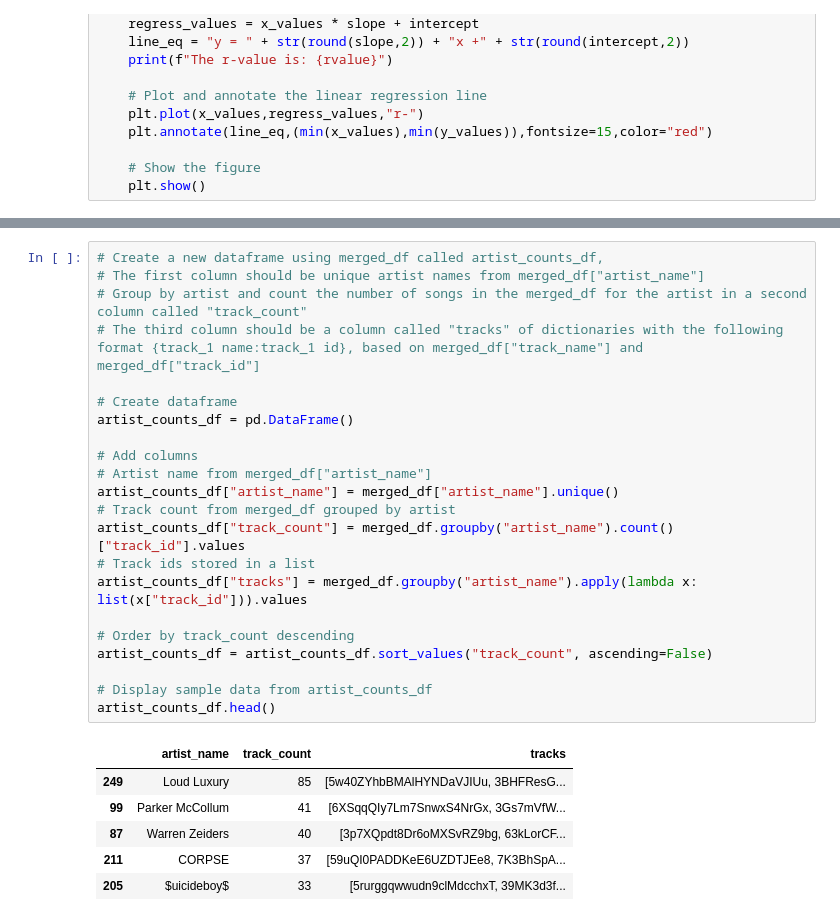
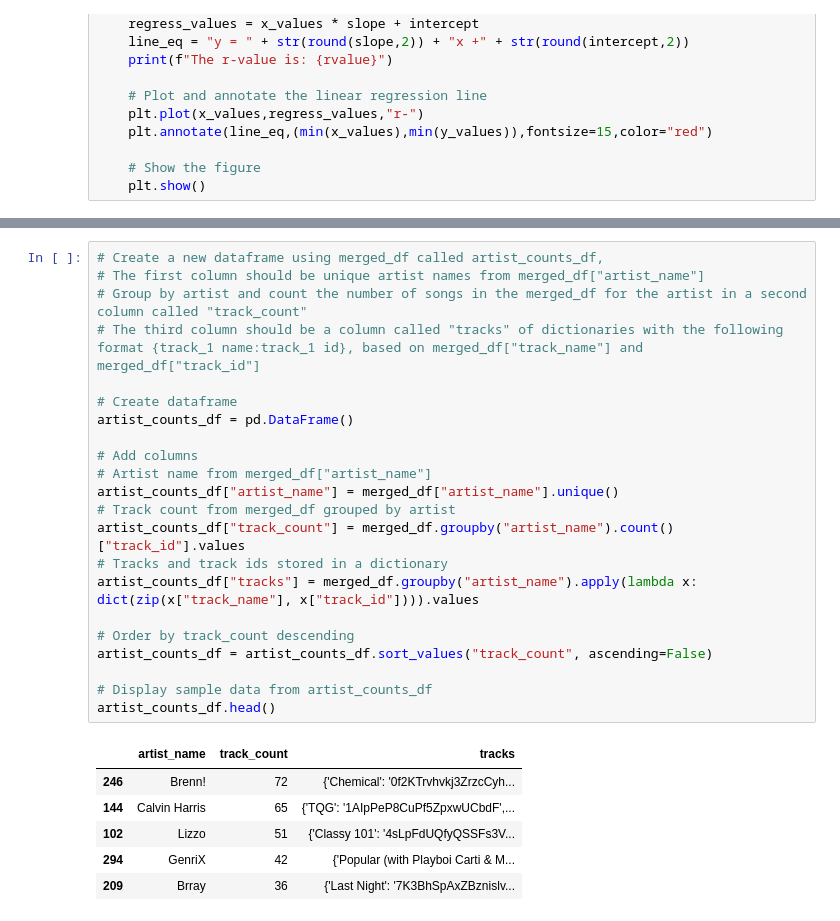
Before and after one commit to amdruggan/project_1, a Jupyter notebook: Resources/main.ipynb, the cells around one changed output, grey strips where cells are left out. Cells and saved outputs as stored; diff of their text form.

```diff
--- a/Resources/main.ipynb
+++ b/Resources/main.ipynb
@@ -146,32 +146,32 @@ The r-value is: 0.13043835790623903
 # %%
 # Create a new dataframe using merged_df called artist_counts_df,
 # The first column should be unique artist names from merged_df["artist_name"]
 # Group by artist and count the number of songs in the merged_df for the artist in a second column called "track_count"
 # The third column should be a column called "tracks" of dictionaries with the following format {track_1 name:track_1 id}, based on merged_df["track_name"] and merged_df["track_id"]
 
 # Create dataframe
 artist_counts_df = pd.DataFrame()
 
 # Add columns
 # Artist name from merged_df["artist_name"]
 artist_counts_df["artist_name"] = merged_df["artist_name"].unique()
 # Track count from merged_df grouped by artist
 artist_counts_df["track_count"] = merged_df.groupby("artist_name").count()["track_id"].values
-# Track ids stored in a list
-artist_counts_df["tracks"] = merged_df.groupby("artist_name").apply(lambda x: list(x["track_id"])).values
+# Tracks and track ids stored in a dictionary
+artist_counts_df["tracks"] = merged_df.groupby("artist_name").apply(lambda x: dict(zip(x["track_name"], x["track_id"]))).values
 
 # Order by track_count descending
 artist_counts_df = artist_counts_df.sort_values("track_count", ascending=False)
 
 # Display sample data from artist_counts_df
 artist_counts_df.head()
 # %% [output]
 |  | artist_name | track_count | tracks |
-| 249 | Loud Luxury | 85 | [5w40ZYhbBMAlHYNDaVJIUu, 3BHFResG... |
-| 99 | Parker McCollum | 41 | [6XSqqQIy7Lm7SnwxS4NrGx, 3Gs7mVfW... |
-| 87 | Warren Zeiders | 40 | [3p7XQpdt8Dr6oMXSvRZ9bg, 63kLorCF... |
-| 211 | CORPSE | 37 | [59uQI0PADDKeE6UZDTJEe8, 7K3BhSpA... |
-| 205 | $uicideboy$ | 33 | [5rurggqwwudn9clMdcchxT, 39MK3d3f... |
+| 246 | Brenn! | 72 | {'Chemical': '0f2KTrvhvkj3ZrzcCyh... |
+| 144 | Calvin Harris | 65 | {'TQG': '1AIpPeP8CuPf5ZpxwUCbdF',... |
+| 102 | Lizzo | 51 | {'Classy 101': '4sLpFdUQfyQSSFs3V... |
+| 294 | GenriX | 42 | {'Popular (with Playboi Carti & M... |
+| 209 | Brray | 36 | {'Last Night': '7K3BhSpAxZBznislv... |
 # %%
 # Create a bar chart of the data in the artist_counts_df dataframe, plotting all artists where artist_counts_df['track_count'] is greater than 5.
 # Create the bar chart using the matplotlib.pyplot.bar() function.
```
Also changed, not shown: parts of 12 cells of this notebook, 3 other files.
